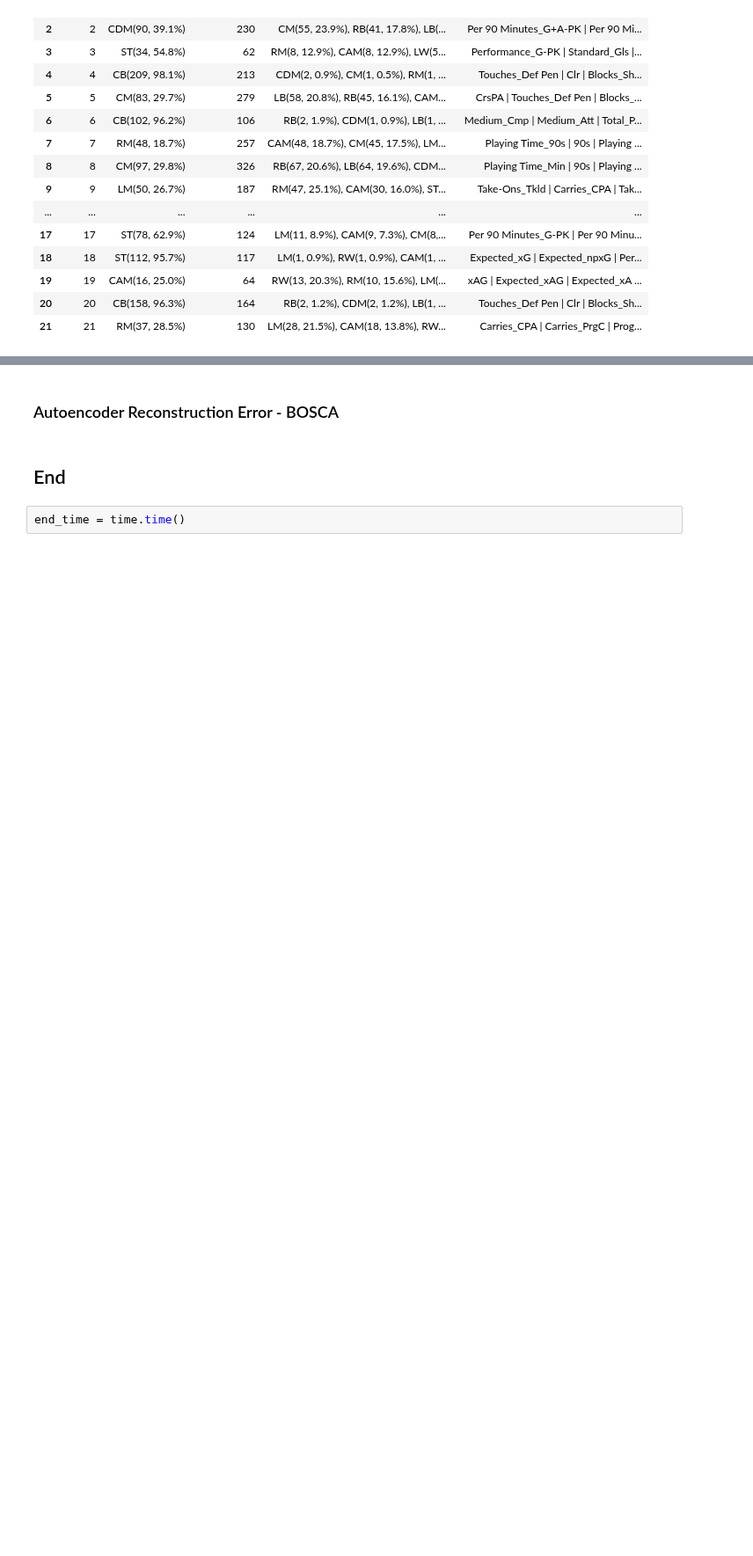
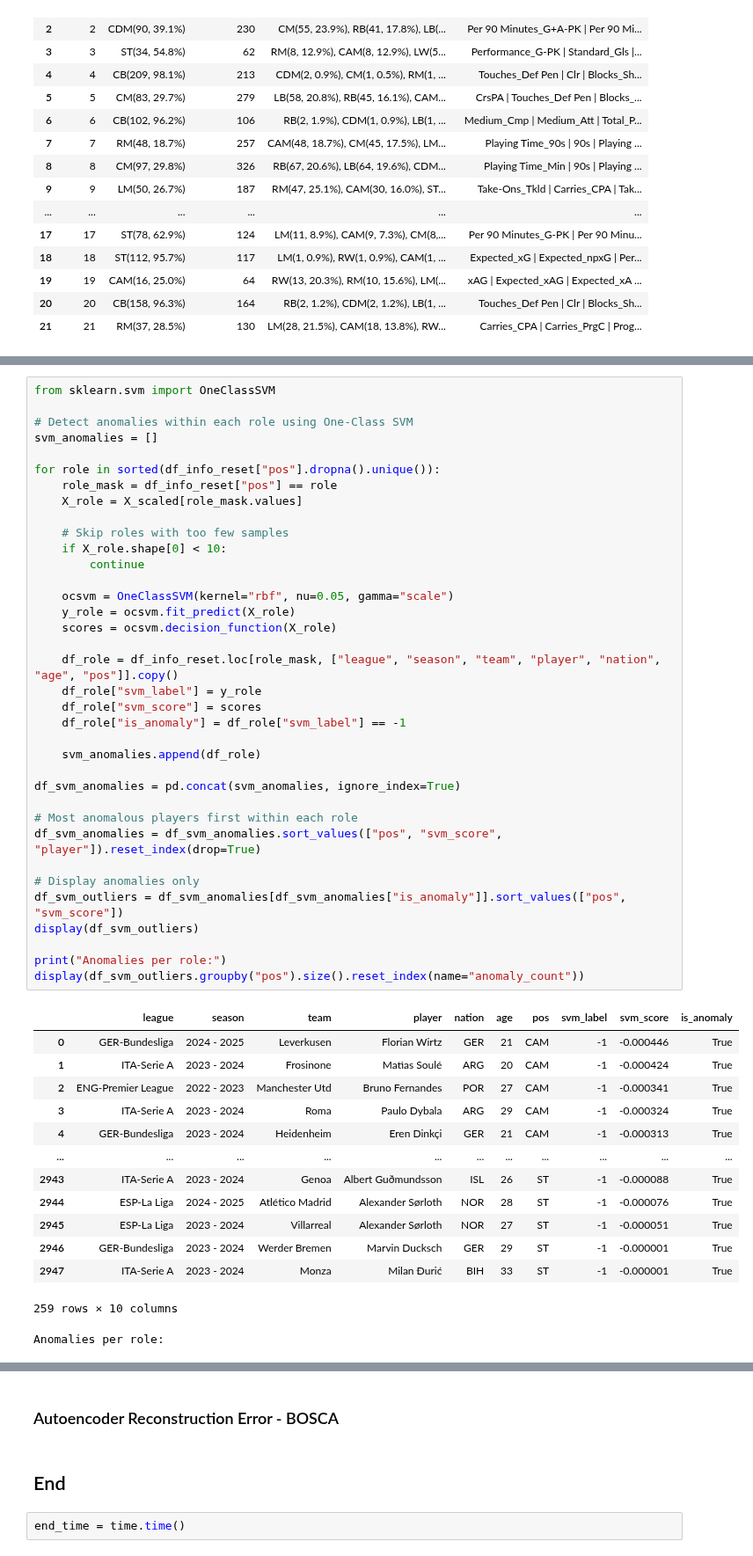
Before and after one commit to andreamurari/DataDriven_Soccer_Scouting, a Jupyter notebook: DataDriven_Soccer_Scouting.ipynb, the cells around one changed output, grey strips where cells are left out. Shown at 88% size. Cells and saved outputs as stored; diff of their text form; blank space fills up the shorter version.

```diff
--- a/DataDriven_Soccer_Scouting.ipynb
+++ b/DataDriven_Soccer_Scouting.ipynb
@@ -1329,0 +1074,51 @@ valuta_significativita_cluster(df_cluster_profile)
+# %%
+from sklearn.svm import OneClassSVM
+
+# Detect anomalies within each role using One-Class SVM
+svm_anomalies = []
+
+for role in sorted(df_info_reset["pos"].dropna().unique()):
+    role_mask = df_info_reset["pos"] == role
+    X_role = X_scaled[role_mask.values]
+
+    # Skip roles with too few samples
+    if X_role.shape[0] < 10:
+        continue
+
+    ocsvm = OneClassSVM(kernel="rbf", nu=0.05, gamma="scale")
+    y_role = ocsvm.fit_predict(X_role)
+    scores = ocsvm.decision_function(X_role)
+
+    df_role = df_info_reset.loc[role_mask, ["league", "season", "team", "player", "nation", "age", "pos"]].copy()
+    df_role["svm_label"] = y_role
+    df_role["svm_score"] = scores
+    df_role["is_anomaly"] = df_role["svm_label"] == -1
+
+    svm_anomalies.append(df_role)
+
+df_svm_anomalies = pd.concat(svm_anomalies, ignore_index=True)
+
+# Most anomalous players first within each role
+df_svm_anomalies = df_svm_anomalies.sort_values(["pos", "svm_score", "player"]).reset_index(drop=True)
+
+# Display anomalies only
+df_svm_outliers = df_svm_anomalies[df_svm_anomalies["is_anomaly"]].sort_values(["pos", "svm_score"])
+display(df_svm_outliers)
+
+print("Anomalies per role:")
+display(df_svm_outliers.groupby("pos").size().reset_index(name="anomaly_count"))
+# %% [output]
+|  | league | season | team | player | nation | age | pos | svm_label | svm_score | is_anomaly |
+| 0 | GER-Bundesliga | 2024 - 2025 | Leverkusen | Florian Wirtz | GER | 21 | CAM | -1 | -0.000446 | True |
+| 1 | ITA-Serie A | 2023 - 2024 | Frosinone | Matìas Soulé | ARG | 20 | CAM | -1 | -0.000424 | True |
+| 2 | ENG-Premier League | 2022 - 2023 | Manchester Utd | Bruno Fernandes | POR | 27 | CAM | -1 | -0.000341 | True |
+| 3 | ITA-Serie A | 2023 - 2024 | Roma | Paulo Dybala | ARG | 29 | CAM | -1 | -0.000324 | True |
+| 4 | GER-Bundesliga | 2023 - 2024 | Heidenheim | Eren Dinkçi | GER | 21 | CAM | -1 | -0.000313 | True |
+| ... | ... | ... | ... | ... | ... | ... | ... | ... | ... | ... |
+| 2943 | ITA-Serie A | 2023 - 2024 | Genoa | Albert Guðmundsson | ISL | 26 | ST | -1 | -0.000088 | True |
+| 2944 | ESP-La Liga | 2024 - 2025 | Atlético Madrid | Alexander Sørloth | NOR | 28 | ST | -1 | -0.000076 | True |
+| 2945 | ESP-La Liga | 2023 - 2024 | Villarreal | Alexander Sørloth | NOR | 27 | ST | -1 | -0.000051 | True |
+| 2946 | GER-Bundesliga | 2023 - 2024 | Werder Bremen | Marvin Ducksch | GER | 29 | ST | -1 | -0.000001 | True |
+| 2947 | ITA-Serie A | 2023 - 2024 | Monza | Milan Đurić | BIH | 33 | ST | -1 | -0.000001 | True |
+259 rows × 10 columns
+Anomalies per role:
```
Also changed, not shown: parts of 8 cells of this notebook.
